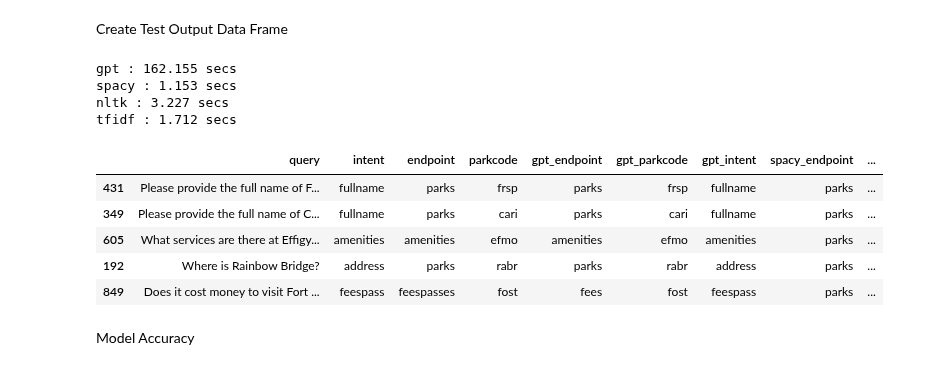
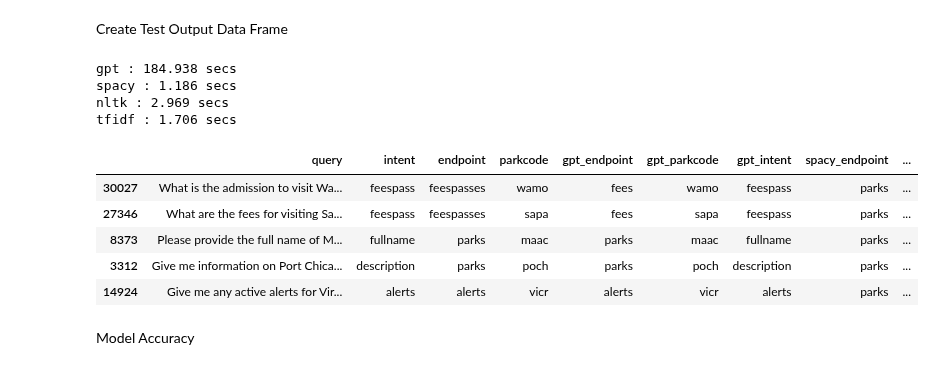
Before and after one commit to nblakkanesser/MADS_Capstone, a Jupyter notebook: 06_nps_evaluation/api_evaluation.ipynb, the cells around one changed output. Drawn from its saved outputs; the diff is of its cells as text; code cells hidden in the pictures.

```diff
--- a/06_nps_evaluation/api_evaluation.ipynb
+++ b/06_nps_evaluation/api_evaluation.ipynb
@@ -132,25 +132,27 @@ def create_test_data (query_df, models):
     return query_df
 # %%
 test_data = create_test_data(test_data, models)
+test_data.to_pickle('test_data.pkl')
 #For 100:
-#gpt : 162.155 secs
-#spacy : 1.153 secs
-#nltk : 3.227 secs
-#tfidf : 1.712 secs
+#gpt : 162.155 secs - 184.938 secs
+#spacy : 1.153 secs - 1.186 secs
+#nltk : 3.227 secs - 2.969 secs
+#tfidf : 1.712 secs - 1.706 secs
 # %% [output]
-gpt : 162.155 secs
-spacy : 1.153 secs
-nltk : 3.227 secs
-tfidf : 1.712 secs
+gpt : 184.938 secs
+spacy : 1.186 secs
+nltk : 2.969 secs
+tfidf : 1.706 secs
-# %%
-test_data.head()
-# %% [output]
-|  | query | intent | endpoint | parkcode | gpt_endpoint | gpt_parkcode | gpt_intent | spacy_endpoint | ... |
-| 431 | Please provide the full name of F... | fullname | parks | frsp | parks | frsp | fullname | parks | ... |
-| 349 | Please provide the full name of C... | fullname | parks | cari | parks | cari | fullname | parks | ... |
-| 605 | What services are there at Effigy... | amenities | amenities | efmo | amenities | efmo | amenities | parks | ... |
-| 192 | Where is Rainbow Bridge? | address | parks | rabr | parks | rabr | address | parks | ... |
-| 849 | Does it cost money to visit Fort ... | feespass | feespasses | fost | fees | fost | feespass | parks | ... |
+# %%
+test_data = pd.read_pickle('test_data.pkl')
+test_data.head()
+# %% [output]
+|  | query | intent | endpoint | parkcode | gpt_endpoint | gpt_parkcode | gpt_intent | spacy_endpoint | ... |
+| 30027 | What is the admission to visit Wa... | feespass | feespasses | wamo | fees | wamo | feespass | parks | ... |
+| 27346 | What are the fees for visiting Sa... | feespass | feespasses | sapa | fees | sapa | feespass | parks | ... |
+| 8373 | Please provide the full name of M... | fullname | parks | maac | parks | maac | fullname | parks | ... |
+| 3312 | Give me information on Port Chica... | description | parks | poch | parks | poch | description | parks | ... |
+| 14924 | Give me any active alerts for Vir... | alerts | alerts | vicr | alerts | vicr | alerts | parks | ... |
 # %% [markdown]
 Model Accuracy
 # %%
```
Also changed, not shown: parts of 22 cells of this notebook, 3 other files.
